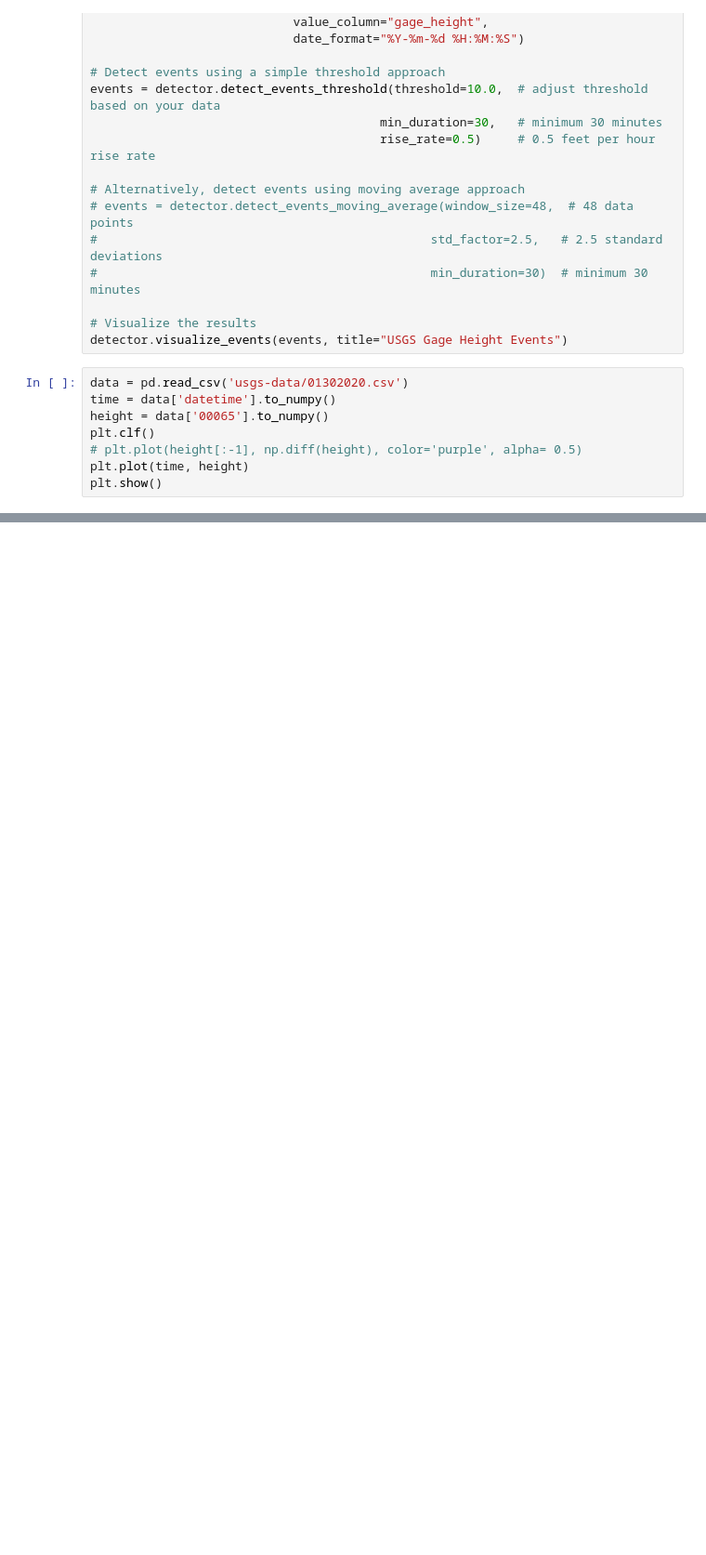
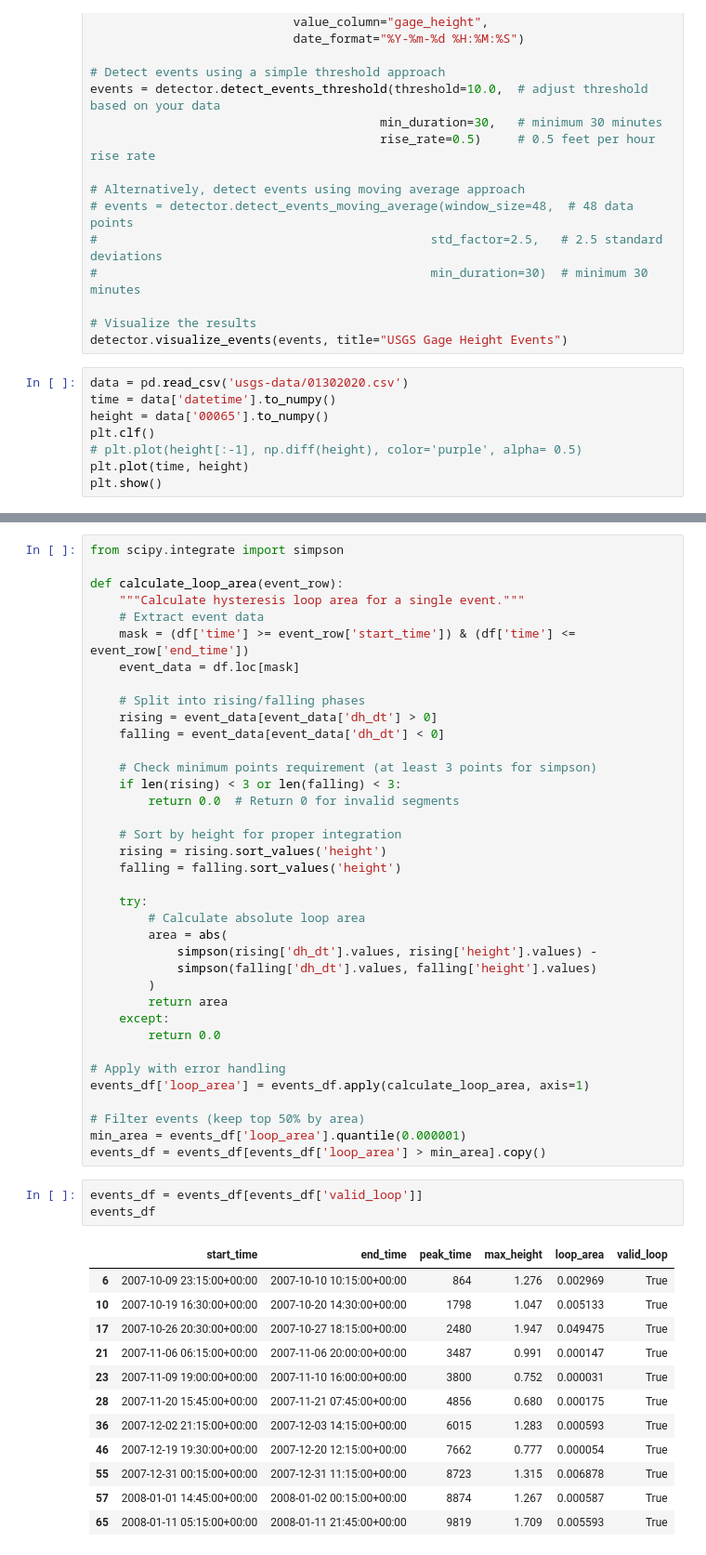
Before and after one commit to jacqubu/data-segmentation, a Jupyter notebook: debugging.ipynb, the cells around one changed output, grey strips where cells are left out. Shown at 93% size. Cells and saved outputs as stored; diff of their text form; blank space fills up the shorter version.

```diff
--- a/debugging.ipynb
+++ b/debugging.ipynb
@@ -125,0 +182,53 @@ events_df = pd.DataFrame(events)
+# %%
+from scipy.integrate import simpson
+
+def calculate_loop_area(event_row):
+    """Calculate hysteresis loop area for a single event."""
+    # Extract event data
+    mask = (df['time'] >= event_row['start_time']) & (df['time'] <= event_row['end_time'])
+    event_data = df.loc[mask]
+
+    # Split into rising/falling phases
+    rising = event_data[event_data['dh_dt'] > 0]
+    falling = event_data[event_data['dh_dt'] < 0]
+
+    # Check minimum points requirement (at least 3 points for simpson)
+    if len(rising) < 3 or len(falling) < 3:
+        return 0.0  # Return 0 for invalid segments
+
+    # Sort by height for proper integration
+    rising = rising.sort_values('height')
+    falling = falling.sort_values('height')
+
+    try:
+        # Calculate absolute loop area
+        area = abs(
+            simpson(rising['dh_dt'].values, rising['height'].values) -
+            simpson(falling['dh_dt'].values, falling['height'].values)
+        )
+        return area
+    except:
+        return 0.0
+
+# Apply with error handling
+events_df['loop_area'] = events_df.apply(calculate_loop_area, axis=1)
+
+# Filter events (keep top 50% by area)
+min_area = events_df['loop_area'].quantile(0.000001)
+events_df = events_df[events_df['loop_area'] > min_area].copy()
+# %%
+events_df = events_df[events_df['valid_loop']]
+events_df
+# %% [output]
+|  | start_time | end_time | peak_time | max_height | loop_area | valid_loop |
+| 6 | 2007-10-09 23:15:00+00:00 | 2007-10-10 10:15:00+00:00 | 864 | 1.276 | 0.002969 | True |
+| 10 | 2007-10-19 16:30:00+00:00 | 2007-10-20 14:30:00+00:00 | 1798 | 1.047 | 0.005133 | True |
+| 17 | 2007-10-26 20:30:00+00:00 | 2007-10-27 18:15:00+00:00 | 2480 | 1.947 | 0.049475 | True |
+| 21 | 2007-11-06 06:15:00+00:00 | 2007-11-06 20:00:00+00:00 | 3487 | 0.991 | 0.000147 | True |
+| 23 | 2007-11-09 19:00:00+00:00 | 2007-11-10 16:00:00+00:00 | 3800 | 0.752 | 0.000031 | True |
+| 28 | 2007-11-20 15:45:00+00:00 | 2007-11-21 07:45:00+00:00 | 4856 | 0.680 | 0.000175 | True |
+| 36 | 2007-12-02 21:15:00+00:00 | 2007-12-03 14:15:00+00:00 | 6015 | 1.283 | 0.000593 | True |
+| 46 | 2007-12-19 19:30:00+00:00 | 2007-12-20 12:15:00+00:00 | 7662 | 0.777 | 0.000054 | True |
+| 55 | 2007-12-31 00:15:00+00:00 | 2007-12-31 11:15:00+00:00 | 8723 | 1.315 | 0.006878 | True |
+| 57 | 2008-01-01 14:45:00+00:00 | 2008-01-02 00:15:00+00:00 | 8874 | 1.267 | 0.000587 | True |
+| 65 | 2008-01-11 05:15:00+00:00 | 2008-01-11 21:45:00+00:00 | 9819 | 1.709 | 0.005593 | True |
```
Also changed, not shown: parts of 17 cells of this notebook.
